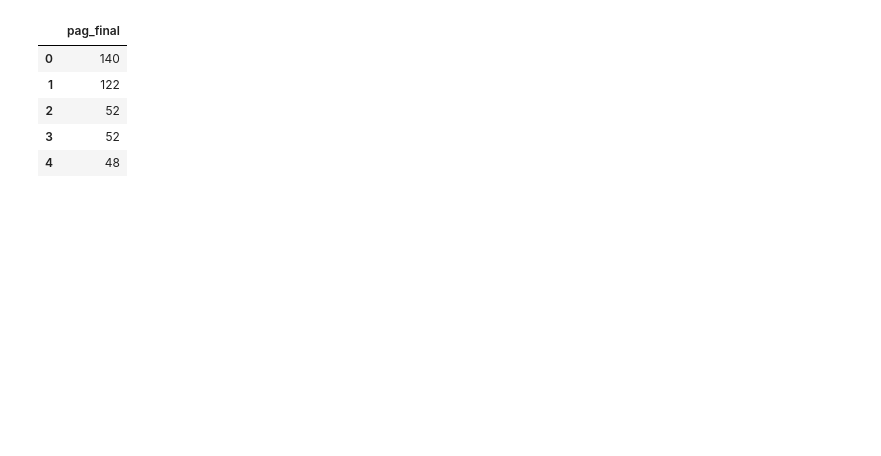
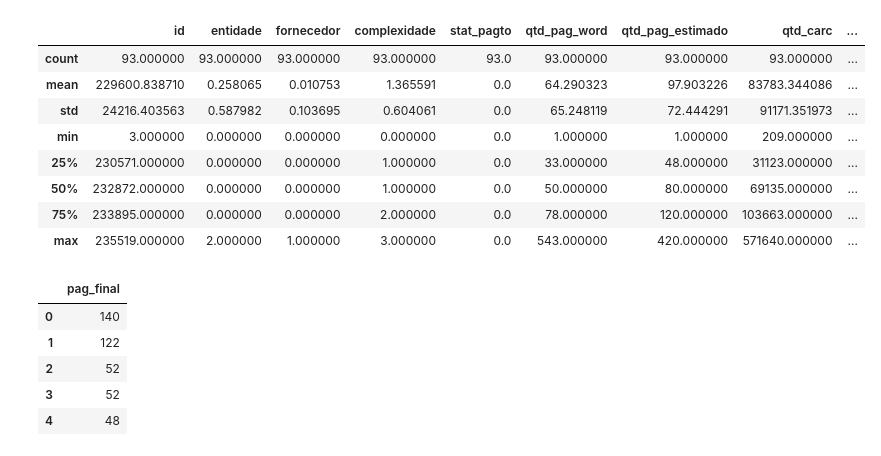
Before and after one commit to WalnerPessoa/Fluxo_Editorial, a Jupyter notebook: testes/machine_learning_NGE.ipynb, the cells around one changed output. Saved outputs shown, nothing was run; the diff lists cells and outputs as text; code cells hidden in the pictures; blank space fills up the shorter version.

```diff
--- a/testes/machine_learning_NGE.ipynb
+++ b/testes/machine_learning_NGE.ipynb
@@ -76,3 +100,15 @@ data
+# %%
+data.describe()
+# %% [output]
+|  | id | entidade | fornecedor | complexidade | stat_pagto | qtd_pag_word | qtd_pag_estimado | qtd_carc | ... |
+| count | 93.000000 | 93.000000 | 93.000000 | 93.000000 | 93.0 | 93.000000 | 93.000000 | 93.000000 | ... |
+| mean | 229600.838710 | 0.258065 | 0.010753 | 1.365591 | 0.0 | 64.290323 | 97.903226 | 83783.344086 | ... |
+| std | 24216.403563 | 0.587982 | 0.103695 | 0.604061 | 0.0 | 65.248119 | 72.444291 | 91171.351973 | ... |
+| min | 3.000000 | 0.000000 | 0.000000 | 0.000000 | 0.0 | 1.000000 | 1.000000 | 209.000000 | ... |
+| 25% | 230571.000000 | 0.000000 | 0.000000 | 1.000000 | 0.0 | 33.000000 | 48.000000 | 31123.000000 | ... |
+| 50% | 232872.000000 | 0.000000 | 0.000000 | 1.000000 | 0.0 | 50.000000 | 80.000000 | 69135.000000 | ... |
+| 75% | 233895.000000 | 0.000000 | 0.000000 | 2.000000 | 0.0 | 78.000000 | 120.000000 | 103663.000000 | ... |
+| max | 235519.000000 | 2.000000 | 1.000000 | 3.000000 | 0.0 | 543.000000 | 420.000000 | 571640.000000 | ... |
 # %%
 y.head()
 # %% [output]
```
Also changed, not shown: parts of 31 cells of this notebook, 6 other files.
